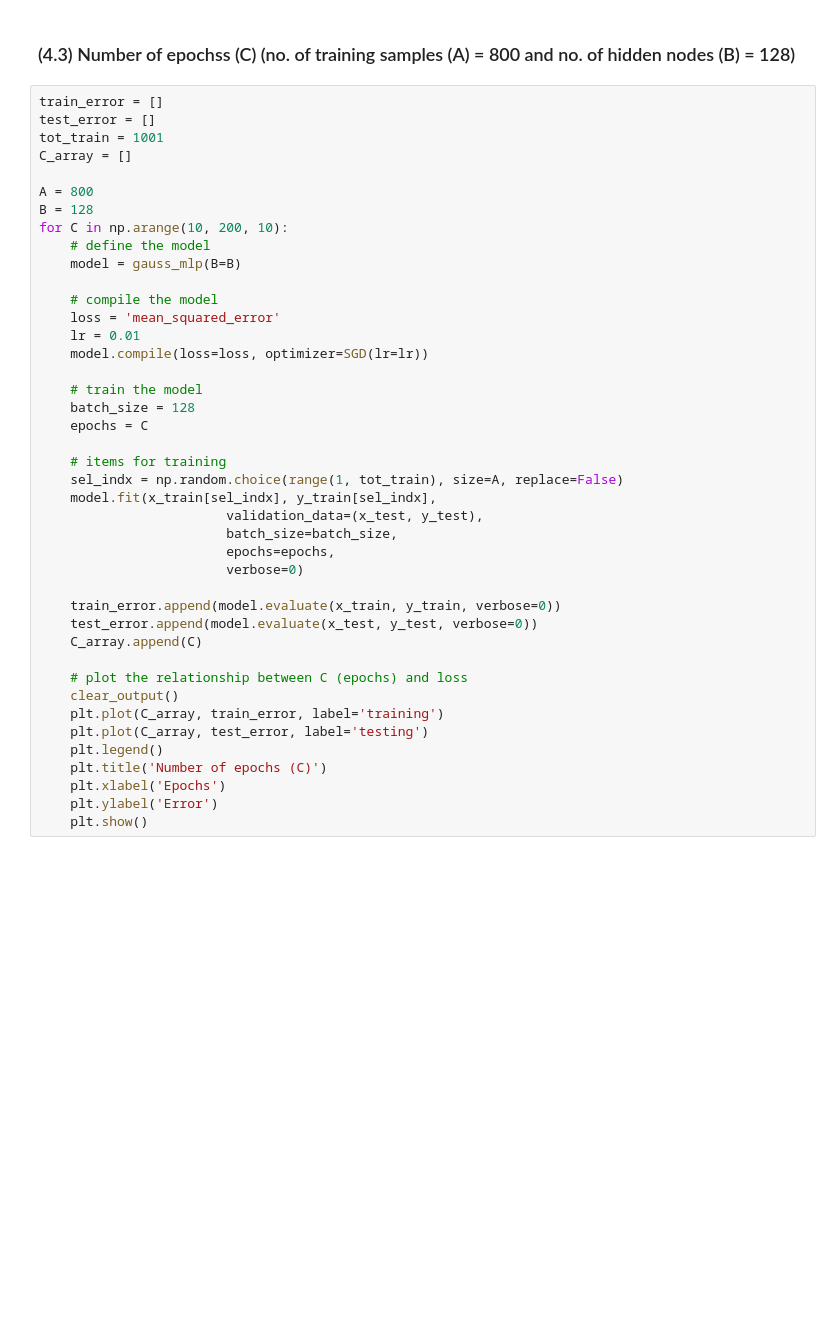
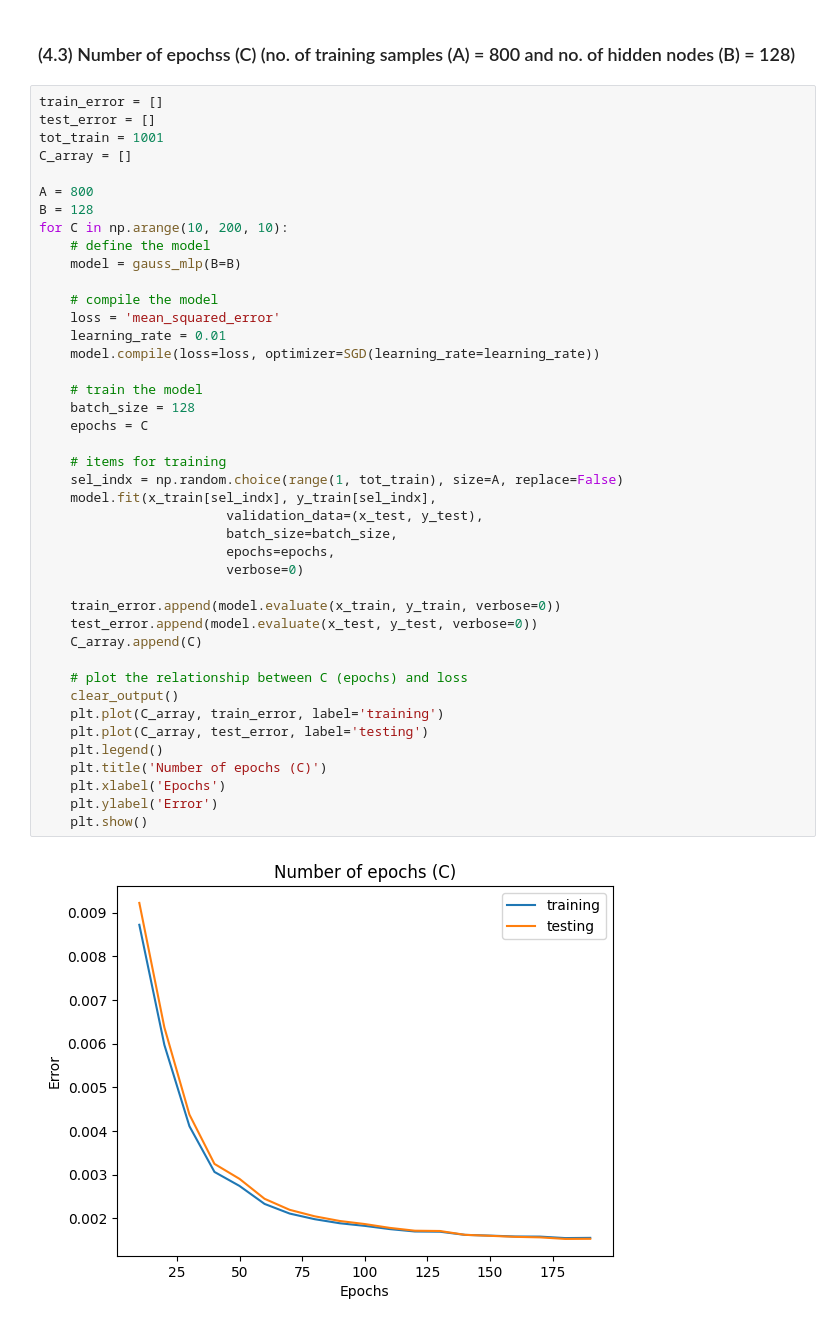
Before and after one commit to dght1104/CCNLTHD, a Jupyter notebook: src/model/intro_deep/1. MLP/Func_apxm_MLP.ipynb, the cells around one changed output. Cells and saved outputs as stored; diff of their text form; blank space fills up the shorter version.

```diff
--- a/src/model/intro_deep/1. MLP/Func_apxm_MLP.ipynb
+++ b/src/model/intro_deep/1. MLP/Func_apxm_MLP.ipynb
@@ -183,32 +190,34 @@ for C in np.arange(10, 200, 10):
     model = gauss_mlp(B=B)
 
     # compile the model
     loss = 'mean_squared_error'
-    lr = 0.01
-    model.compile(loss=loss, optimizer=SGD(lr=lr))
+    learning_rate = 0.01
+    model.compile(loss=loss, optimizer=SGD(learning_rate=learning_rate))
 
     # train the model
     batch_size = 128
     epochs = C
 
     # items for training
     sel_indx = np.random.choice(range(1, tot_train), size=A, replace=False)
     model.fit(x_train[sel_indx], y_train[sel_indx],
                         validation_data=(x_test, y_test),
                         batch_size=batch_size,
                         epochs=epochs,
                         verbose=0)
 
     train_error.append(model.evaluate(x_train, y_train, verbose=0))
     test_error.append(model.evaluate(x_test, y_test, verbose=0))
     C_array.append(C)
 
     # plot the relationship between C (epochs) and loss
     clear_output()
     plt.plot(C_array, train_error, label='training')
     plt.plot(C_array, test_error, label='testing')
     plt.legend()
     plt.title('Number of epochs (C)')
     plt.xlabel('Epochs')
     plt.ylabel('Error')
     plt.show()
+# %% [output]
+[figure, added]
```
Also changed, not shown: parts of 3 cells of this notebook.
